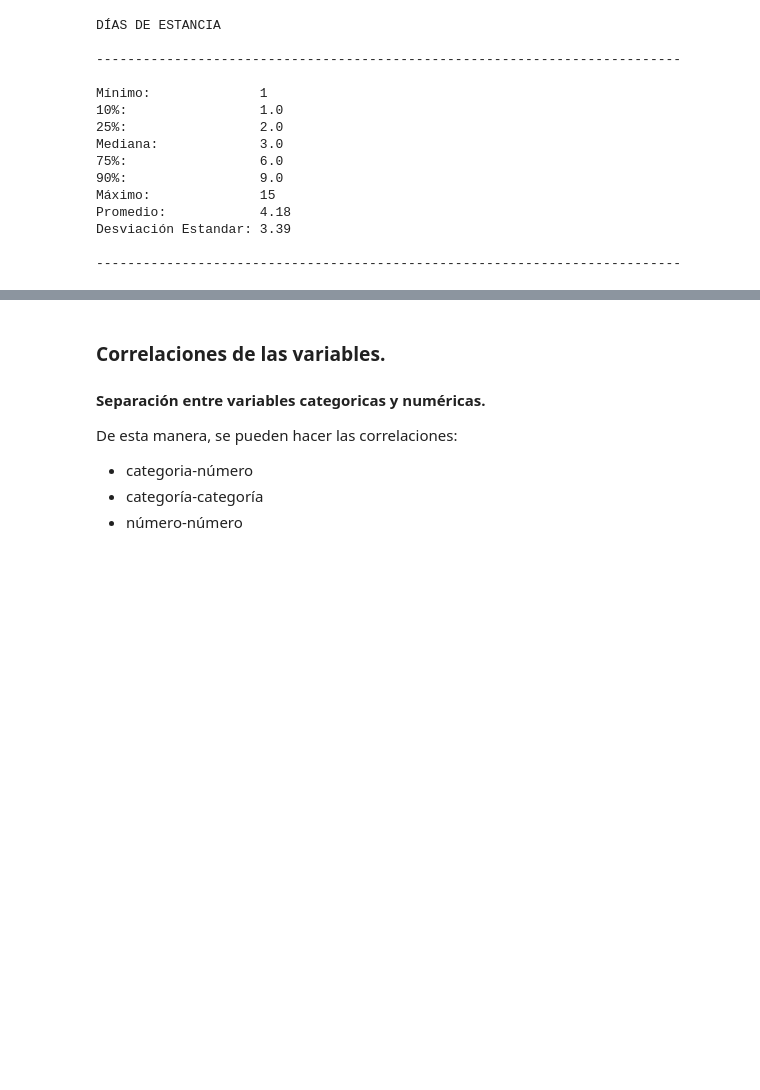
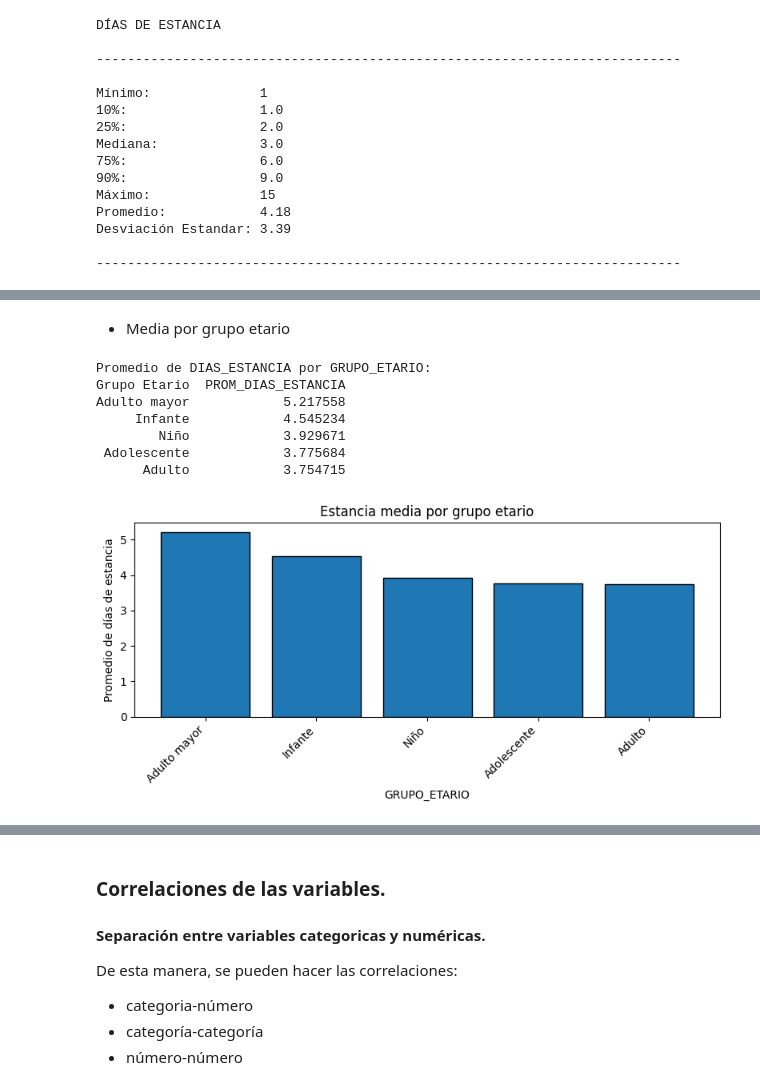
Before and after one commit to VichoRamirez/TOPD, a Jupyter notebook: Control2.ipynb, the cells around one changed output, grey strips where cells are left out. Saved outputs shown, nothing was run; the diff lists cells and outputs as text; code cells hidden in the pictures; blank space fills up the shorter version.

```diff
--- a/Control2.ipynb
+++ b/Control2.ipynb
@@ -293,0 +329,33 @@ Desviación Estandar: 3.39
+# %% [markdown]
+- Media por grupo etario
+# %%
+edad_grp = (
+    df
+    .groupby('Grupo Etario')['DIAS_ESTANCIA']
+    .mean()
+    .reset_index(name='PROM_DIAS_ESTANCIA')
+    .sort_values(by="PROM_DIAS_ESTANCIA", ascending = False)
+)
+
+# 2) Mostrar tabla
+print("Promedio de DIAS_ESTANCIA por GRUPO_ETARIO:")
+print(edad_grp.to_string(index=False))
+
+# 3) Gráfico de barras
+plt.figure(figsize=(8,4))
+plt.bar(edad_grp['Grupo Etario'].astype(str), edad_grp['PROM_DIAS_ESTANCIA'], edgecolor='black')
+plt.xlabel('GRUPO_ETARIO')
+plt.ylabel('Promedio de días de estancia')
+plt.title('Estancia media por grupo etario')
+plt.xticks(rotation=45, ha='right')
+plt.tight_layout()
+plt.show()
+# %% [output]
+Promedio de DIAS_ESTANCIA por GRUPO_ETARIO:
+Grupo Etario  PROM_DIAS_ESTANCIA
+Adulto mayor            5.217558
+     Infante            4.545234
+        Niño            3.929671
+ Adolescente            3.775684
+      Adulto            3.754715
+[figure, added]
```
Also changed, not shown: parts of 24 cells of this notebook, 1 other file.
